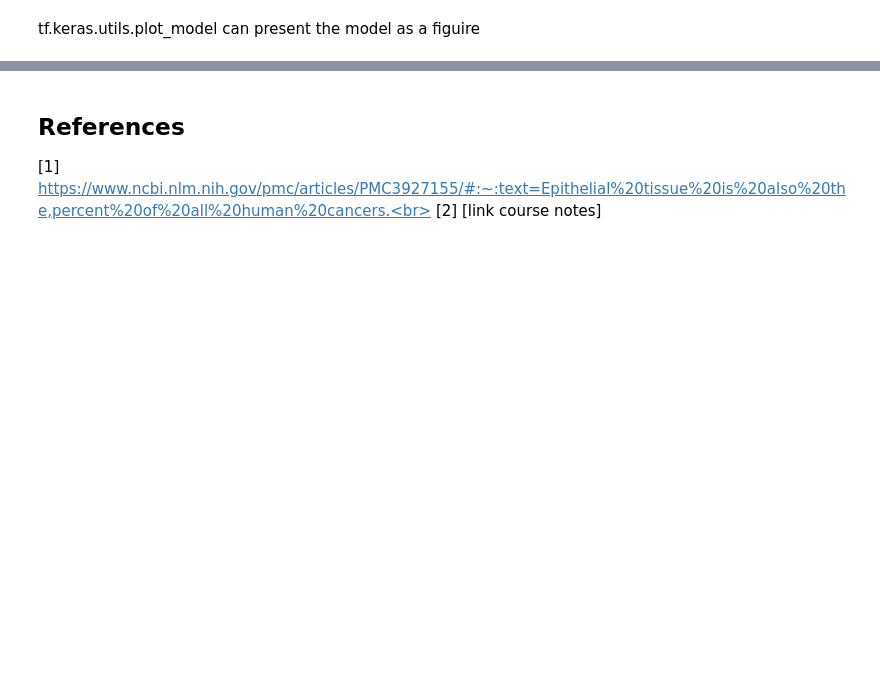
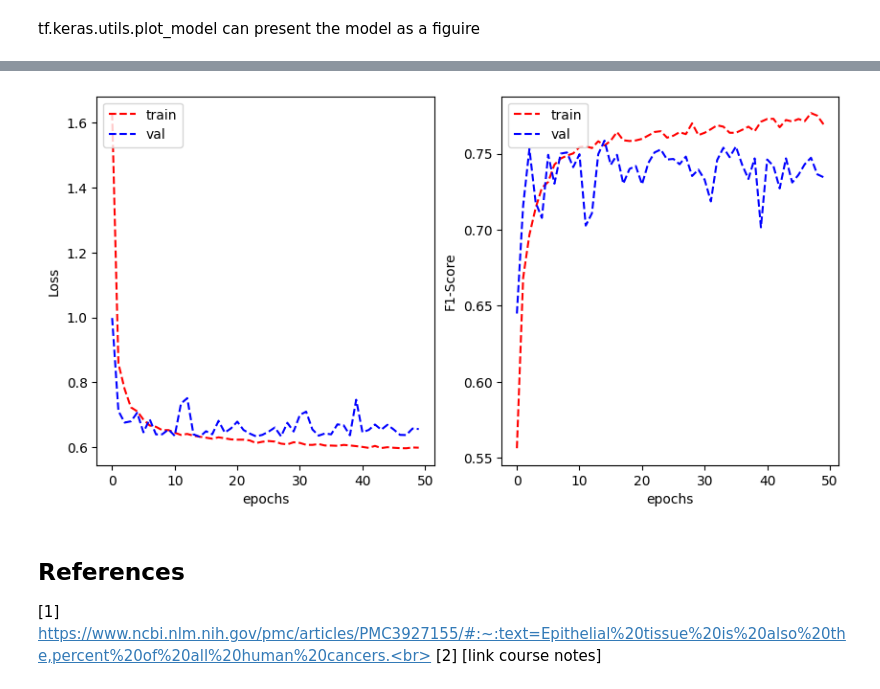
Before and after one commit to anthonysalvatore/comp-machine-learning-a2, a Jupyter notebook: main.ipynb, the cells around one changed output, grey strips where cells are left out. Drawn from its saved outputs; the diff is of its cells as text; code cells hidden in the pictures; blank space fills up the shorter version.

```diff
--- a/main.ipynb
+++ b/main.ipynb
@@ -336,0 +386,24 @@ tf.keras.utils.plot_model(model_t, show_shapes=True)
+# %%
+# cellType classification task
+train_datagen_t = ImageDataGenerator(rescale=1./255, data_format='channels_last')
+val_datagen_t = ImageDataGenerator(rescale=1./255, data_format='channels_last')
+
+batch_size = 32
+
+train_generator_t = train_datagen_t.flow_from_dataframe(
+        dataframe=train_data_t,
+        directory='./comp-machine-learning-a2/Image_classification_data/patch_images/',
+        x_col="ImageName",
+        y_col="cellType",
+        target_size=(27, 27),
+        batch_size=batch_size,
+        class_mode='categorical')
+
+validation_generator_t = val_datagen_t.flow_from_dataframe(
+        dataframe=val_data_t,
+        directory='./comp-machine-learning-a2/Image_classification_data/patch_images/',
+        x_col="ImageName",
+        y_col="cellType",
+        target_size=(27, 27),
+        batch_size=batch_size,
+        class_mode='categorical')
@@ -337,3 +426,9 @@ tf.keras.utils.plot_model(model_t, show_shapes=True)
+# %%
+plot_learning_curve(history_t.history['loss'], history_t.history['val_loss'],
+                    history_t.history['categorical_accuracy'], history_t.history['val_categorical_accuracy'],
+                    metric_name='F1-Score')
+# %% [output]
+[figure, added]
 # %% [markdown]
 ## References
 
```
Also changed, not shown: parts of 12 cells of this notebook.
